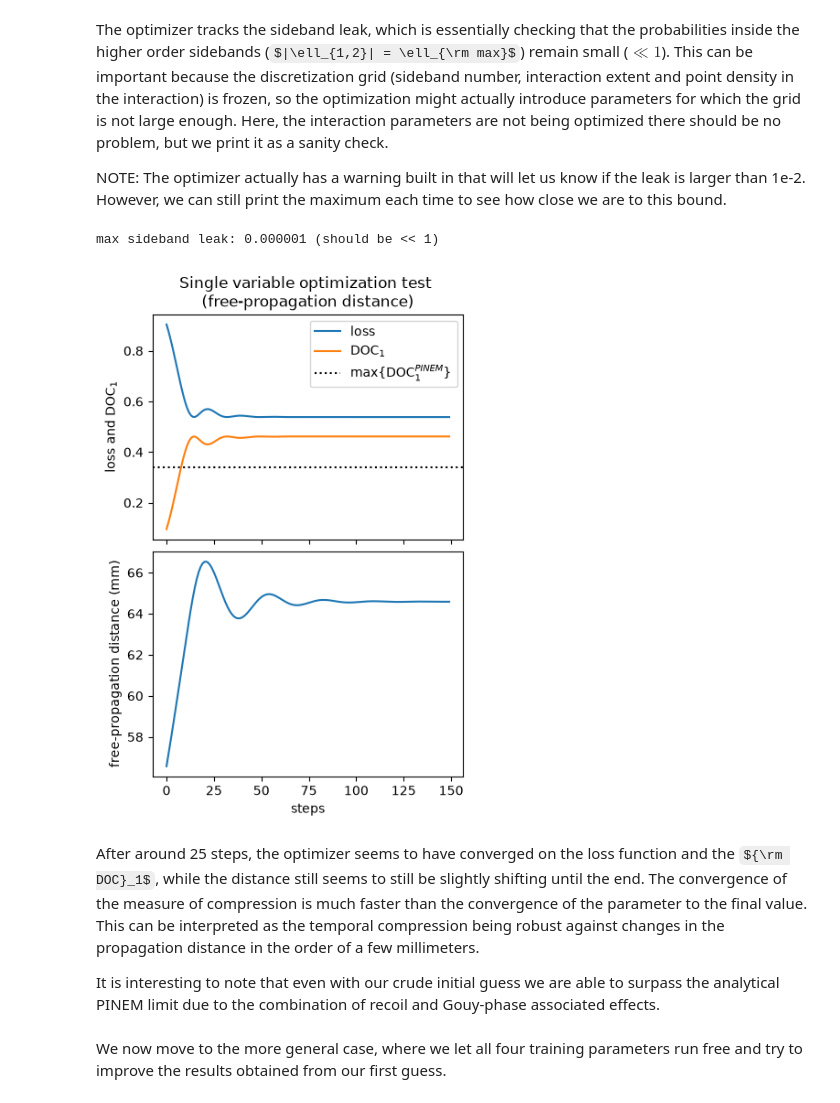
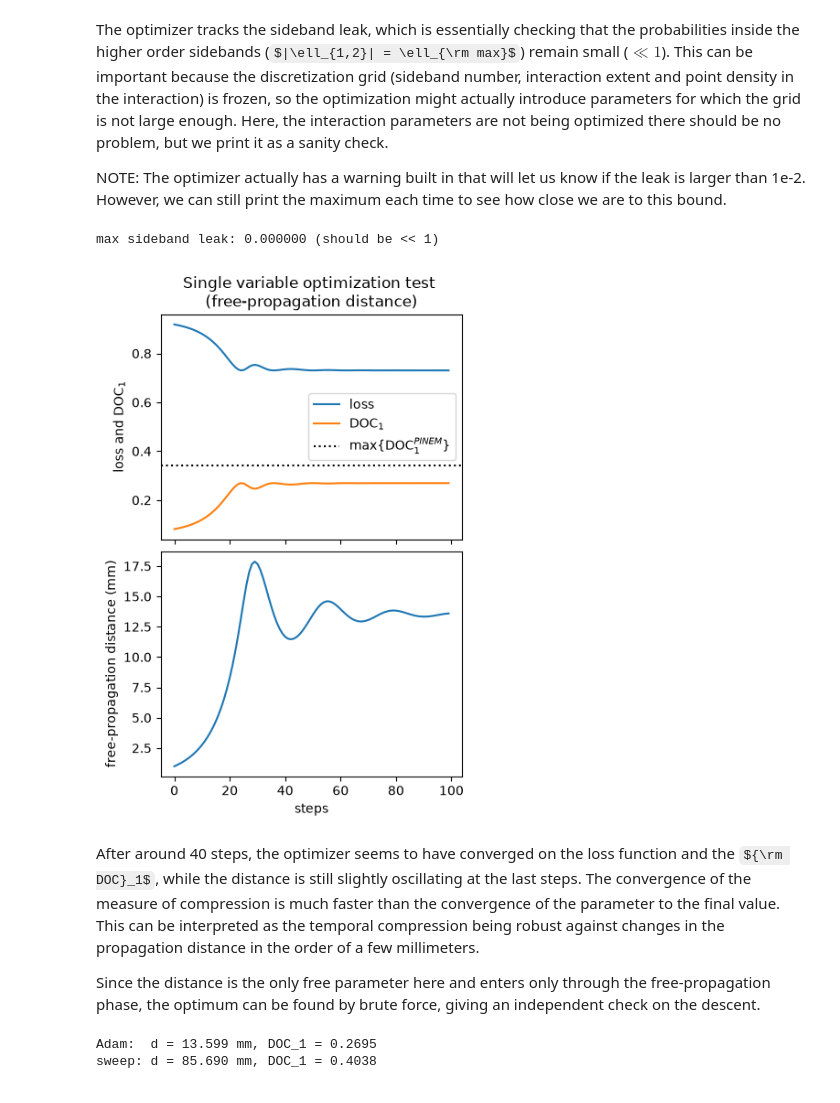
Before and after one commit to civelasco/diff-iels, a Jupyter notebook: example.ipynb, the cells around one changed output. Saved outputs shown, nothing was run; the diff lists cells and outputs as text; code cells hidden in the pictures; some formulas as TeX source.

Commit message:
finish implementation of the notebook adds cache of the data to avoid recomputation increase the lmax in physics.py to avoid truncation errors

```diff
--- a/example.ipynb
+++ b/example.ipynb
@@ -31,14 +32,14 @@ We begin by showing a forward pass of the model. We begin with an incident elect
 frequency1  = 1.0   # frequency of laser 1 times Planck's constant (hbar omega_1) in electron volts (eV)
 num_apt     = 0.01  # numerical aperture of the laser beams (fixed as it determines the discretization)
 beta_target = 1e-4  # this quantity fixes the spatial extent of the interaction region
-pts_per_z0  = 128   # point density in a single Rayleigh range (roughly the distance from the focus at which the lasers can be considered to be well collimated)
+pts_per_z0  = 64    # point density in a single Rayleigh range (roughly the distance from the focus at which the lasers can be considered to be well collimated)
 # according to our convergence_test.py, these values should work well
 # Config is a dataclass that stores these fixed parameters
 cfg = Config(frequency1,num_apt,beta_target,pts_per_z0)
 
 # ---- trainable parameters (static for now) ----
 kinetic     =  31e3    # kinetic energy of the free-electron in eV, determines its velocity (roughly 1/3 of the speed of light for this value)
-electric1   =  1.1e-2    # electric field amplitude times the fundamental charge e in eV/nm (electron volts / nanometers)
+electric1   =  8e-3    # electric field amplitude times the fundamental charge e in eV/nm (electron volts / nanometers)
 rel_fr_diff =  0.5     # relative difference between the frequencies of laser 2 and 1: |w2 - w1|/w1 in eV
 d0          =  1.0     # free propagation distance in mm (millimeters)
 
@@ -51,6 +52,8 @@ print(f'Maximum sideband order considered:  lmax = {model.lmax}')
 print(f'Size of the energy matrix: (2*lmax+1)**2 = {model.L**2}')
 print(f'Number of steps used during the segmented evolution: n_seg = {model.num_segments}')
 print(f'Strength of the recoil effects: zT/z0 = {(model.talbot_distance/model.rayleigh_range):.3f}') # recoil is necessary, otherwise the Gouy phase kills-off the modulation
+print(f'Conditioning width (one latent unit, in e-folds): '
+      f'kinetic {model.kinetic_width.item():.2e}, fr_diff {model.fr_diff_width.item():.2e}')
 
 # build the initial energy matrix
 alpha0 = torch.zeros((model.L,model.L),dtype = torch.complex128)
@@ -143,14 +149,18 @@ We begin by showcasing the optimization algorithm with only the free-propagation
 # %%
 # we freeze the gradient of all parameters except the propagation distance
 # (the log_distance is because we actually optimize the parameters in log-scale, for more information see optimize.py)
-# when setting distance = 0, the model sets distance = zT/4 instead to avoid problems when computing the log-scale parameters
-m_sing = ElectronModulator(cfg,kinetic,electric1,freq_diff,0.0,use_gouy = True)
+
+m_sing = ElectronModulator(cfg,kinetic,electric1,freq_diff,d0,use_gouy = True)
 for name, p in m_sing.named_parameters():
     p.requires_grad_(name == 'log_distance')
 
-steps      = 150    # number of steps in the optimization
-lr         = 1e-2   # learning rate
-hist_sing  = optimize(m_sing,steps,lr,ref_freq=freq_diff)
+# the interaction does ot depend on the propagation distance, so with only log_distance trainable the comb is identical at every step.
+with torch.no_grad():
+    alpha_int_sing = interaction(m_sing,alpha0)
+
+steps      = 100    # number of steps in the optimization
+lr         = 1e-1  # learning rate
+hist_sing  = optimize(m_sing,steps,lr,ref_freq=freq_diff,alpha_int = alpha_int_sing)
 # %% [markdown]
 The optimizer tracks the sideband leak, which is essentially checking that the probabilities inside the higher order sidebands ($|\ell_{1,2}| = \ell_{\rm max}$) remain small ($\ll 1$). This can be important because the discretization grid (sideband number, interaction extent and point density in the interaction) is frozen, so the optimization might actually introduce parameters for which the grid is not large enough. Here, the interaction parameters are not being optimized there should be no problem, but we print it as a sanity check.
 
@@ -158,32 +168,42 @@ NOTE: The optimizer actually has a warning built in that will let us know if the
 # %%
 histarray = np.array(hist_sing)
 loss_hist = histarray[:,0]
 doc_hist  = histarray[:,1]
+doc_sing  = doc_hist[-1]
 leak      = histarray[:,2]
 dist_hist = histarray[:,-1]
 
 print(f'max sideband leak: {np.max(leak):.6f} (should be << 1)')
 
 fig,(ax1,ax2) = plt.subplots(2,1,sharex = True,figsize = (4,6),layout='constrained')
 
 ax1.set_title('Single variable optimization test \n' + '(free-propagation distance)')
 
 ax1.plot(loss_hist, label = 'loss')
 ax1.plot(doc_hist,label = r'${\rm DOC}_1$')
 ax1.axhline(0.34,color = 'k', linestyle=':',label=r'${\rm max}\{{\rm DOC}_1^{PINEM}\}$')
 ax1.set_ylabel(r'loss and ${\rm DOC}_1$')
 ax1.legend()
 
 ax2.plot(dist_hist) # the optimizer returns values in the units of the inputs!
 ax2.set_xlabel('steps')
 ax2.set_ylabel('free-propagation distance (mm)')
 plt.show()
 # %% [output]
-max sideband leak: 0.000001 (should be << 1)
+max sideband leak: 0.000000 (should be << 1)
-[figure, old version]
+[figure, new version]
 # %% [markdown]
-After around 25 steps, the optimizer seems to have converged on the loss function and the ${\rm DOC}_1$, while the distance still seems to still be slightly shifting until the end. The convergence of the measure of compression is much faster than the convergence of the parameter to the final value. This can be interpreted as the temporal compression being robust against changes in the propagation distance in the order of a few millimeters.
+After around 40 steps, the optimizer seems to have converged on the loss function and the ${\rm DOC}_1$, while the distance is still slightly oscillating at the last steps. The convergence of the measure of compression is much faster than the convergence of the parameter to the final value. This can be interpreted as the temporal compression being robust against changes in the propagation distance in the order of a few millimeters.
 
-It is interesting to note that even with our crude initial guess we are able to surpass the analytical PINEM limit due to the combination of recoil and Gouy-phase associated effects.
+Since the distance is the only free parameter here and enters only through the free-propagation phase, the optimum can be found by brute force, giving an independent check on the descent.
-# %% [markdown]
-We now move to the more general case, where we let all four training parameters run free and try to improve the results obtained from our first guess.
+# %%
+with torch.no_grad():
+    prof = profile_distance(m_sing, alpha0, n_z=400, ref_freq=freq_diff,
+                            alpha_int=alpha_int_sing)
+print(f'Adam:  d = {hist_sing[-1][6]:.3f} mm, DOC_1 = {hist_sing[-1][1]:.4f}')
+print(f'sweep: d = {prof.distance.item():.3f} mm, DOC_1 = {prof.doc.item():.4f}')
+doc_sing  = max(doc_sing,prof.doc.item())
+dist_sing = prof.distance.item()
+# %% [output]
+Adam:  d = 13.599 mm, DOC_1 = 0.2695
+sweep: d = 85.690 mm, DOC_1 = 0.4038
```
Also changed, not shown: parts of 16 cells of this notebook, 4 other files.
